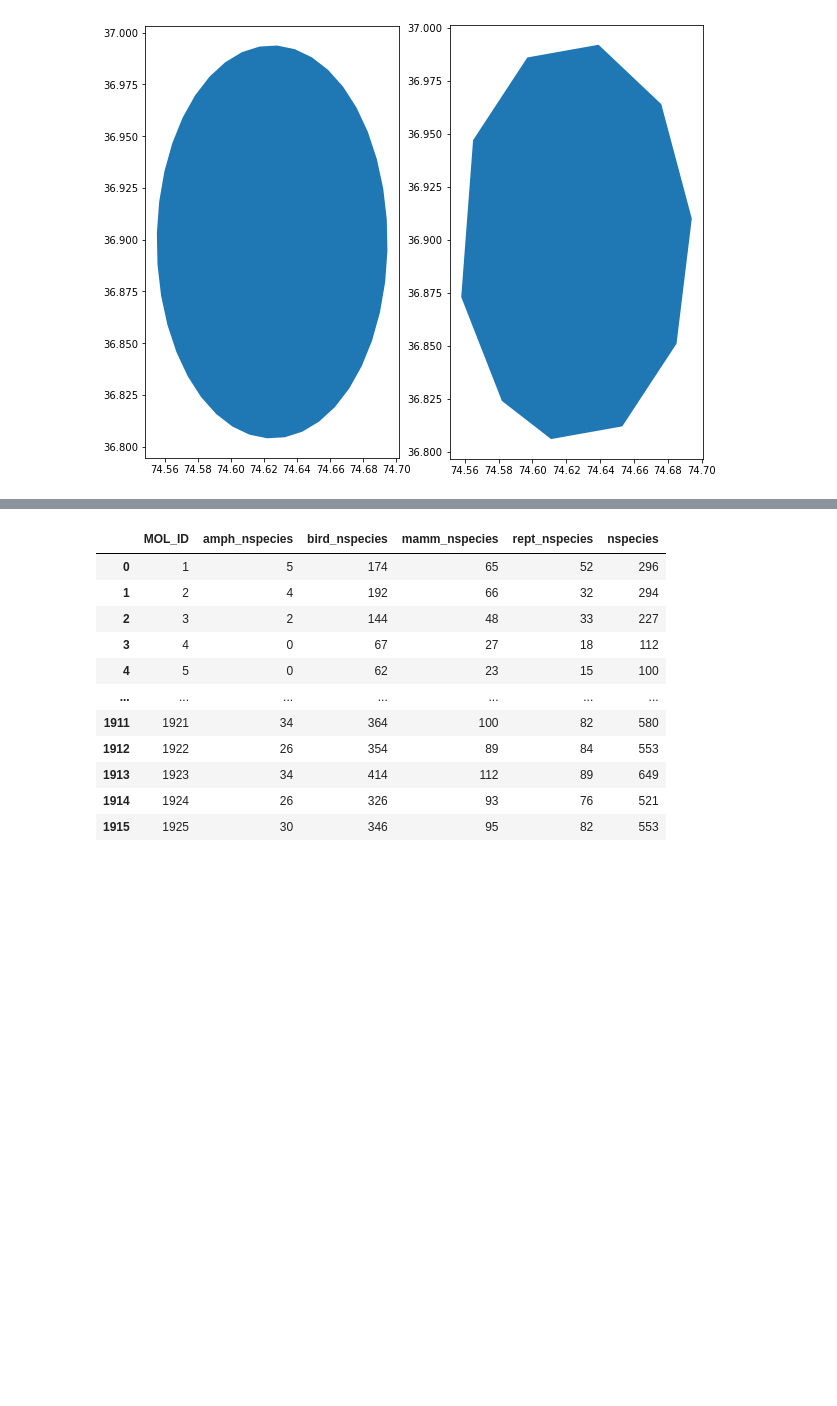
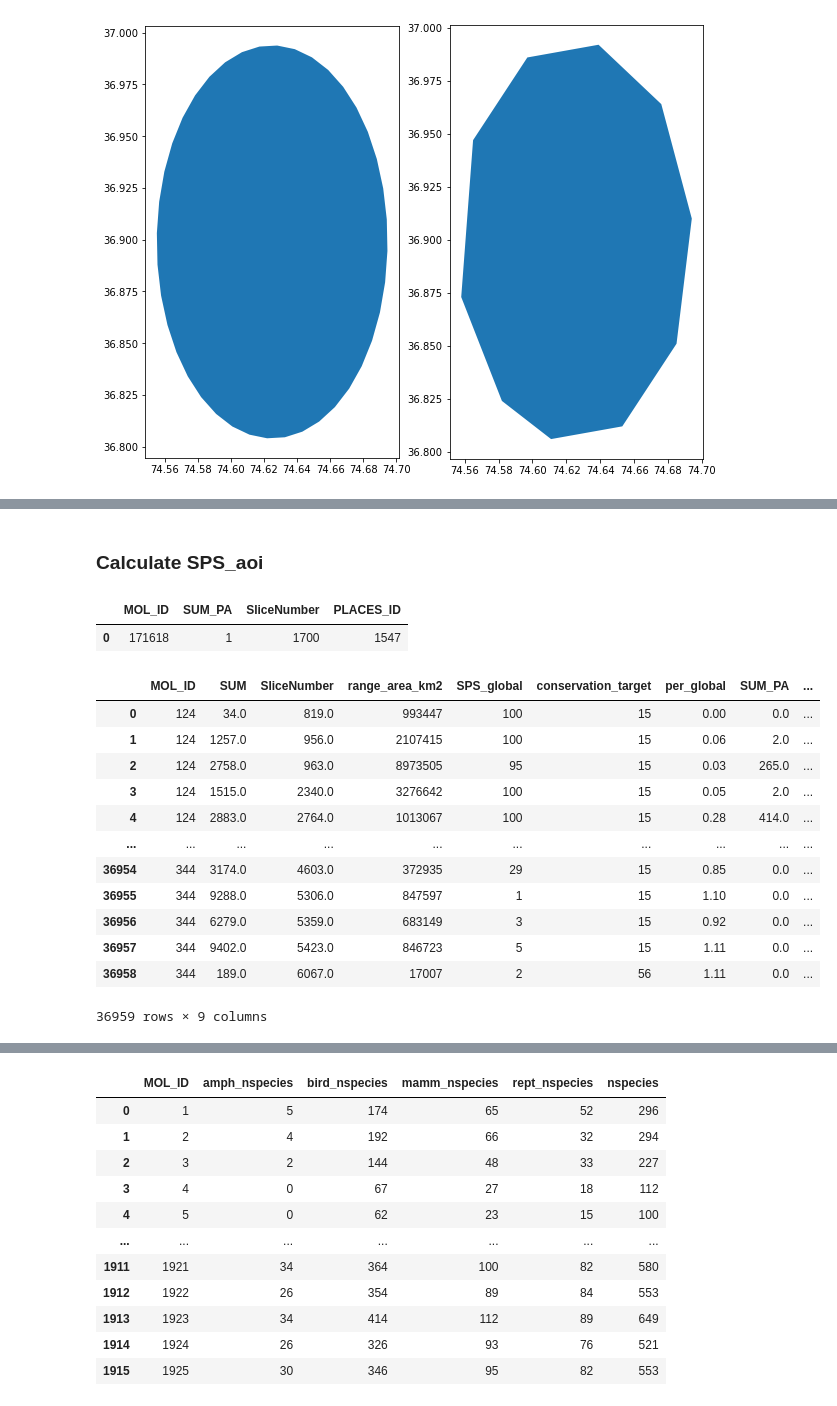
Before and after one commit to Vizzuality/he-scratchfolder, a Jupyter notebook: Precalculated_Future_Places_SPS.ipynb, the cells around one changed output, grey strips where cells are left out. Cells and saved outputs as stored; diff of their text form; code cells hidden in the pictures; blank space fills up the shorter version.

Commit message:
new precalculated data including sps and new human pressures

```diff
--- a/Precalculated_Future_Places_SPS.ipynb
+++ b/Precalculated_Future_Places_SPS.ipynb
@@ -197,0 +218,57 @@ reptiles = format_df(path_in, 'Sample_reptiles_nozeroes.csv', lookups['reptiles'
+# %% [markdown]
+<a id='spsaoi'></a>
+### Calculate SPS_aoi
+# %%
+# To calculate the SPS_AOI we need to know the species found on the WDPAs (calculations done in Pro: AOI_Summaries_Precalculations.aprx)
+wdpa_amph = pd.read_csv(f'{path_in}/WDPA_Places/Amphibians_wdpa_places.csv').drop(columns={'Dimensions', 'X', 'Y', 'OID_'}).astype(int).rename(columns={'amphibians': 'SUM_PA'})
+wdpa_bird = pd.read_csv(f'{path_in}/WDPA_Places/Birds_wdpa_places.csv').drop(columns={'Dimensions', 'X', 'Y', 'OID_'}).astype(int).rename(columns={'birds': 'SUM_PA'})
+wdpa_mamm = pd.read_csv(f'{path_in}/WDPA_Places/Mammals_wdpa_places.csv').drop(columns={'Dimensions', 'X', 'Y', 'OID_'}).astype(int).rename(columns={'presence': 'SUM_PA'})
+wdpa_rept = pd.read_csv(f'{path_in}/WDPA_Places/Reptiles_wdpa_places.csv').drop(columns={'Dimensions', 'X', 'Y', 'OID_'}).astype(int).rename(columns={'reptiles': 'SUM_PA'})
+# %%
+wdpa_amph.head(1)
+# %% [output]
+|  | MOL_ID | SUM_PA | SliceNumber | PLACES_ID |
+| 0 | 171618 | 1 | 1700 | 1547 |
+# %%
+# Aggregate data by place: Aggregate species (SliceNumber) located in different WDPA (MOL_ID) belonging to the same place (PLACES_ID)
+wdpa_amph2 = wdpa_amph[['PLACES_ID', 'SliceNumber', 'SUM_PA']]
+wdpa_amph2 = wdpa_amph2.groupby(['PLACES_ID', 'SliceNumber']).sum().reset_index()
+wdpa_bird2 = wdpa_bird[['PLACES_ID', 'SliceNumber', 'SUM_PA']]
+wdpa_bird2 = wdpa_bird2.groupby(['PLACES_ID', 'SliceNumber']).sum().reset_index()
+wdpa_mamm2 = wdpa_mamm[['PLACES_ID', 'SliceNumber', 'SUM_PA']]
+wdpa_mamm2 = wdpa_mamm2.groupby(['PLACES_ID', 'SliceNumber']).sum().reset_index()
+wdpa_rept2 = wdpa_rept[['PLACES_ID', 'SliceNumber', 'SUM_PA']]
+wdpa_rept2 = wdpa_rept2.groupby(['PLACES_ID', 'SliceNumber']).sum().reset_index()
+# %%
+# Add WDPA species information to master tables containing all species per places
+amphibians2= pd.merge(amphibians, wdpa_amph2, how='left', left_on= ['MOL_ID', 'SliceNumber'], right_on=['PLACES_ID', 'SliceNumber'])
+amphibians2 = amphibians2.fillna(0).drop(columns= 'PLACES_ID')
+birds2= pd.merge(birds, wdpa_bird2, how='left', left_on= ['MOL_ID', 'SliceNumber'], right_on=['PLACES_ID', 'SliceNumber'])
+birds2 = birds2.fillna(0).drop(columns= 'PLACES_ID')
+mammals2= pd.merge(mammals, wdpa_mamm2, how='left', left_on= ['MOL_ID', 'SliceNumber'], right_on=['PLACES_ID', 'SliceNumber'])
+mammals2 = mammals2.fillna(0).drop(columns= 'PLACES_ID')
+reptiles2= pd.merge(reptiles, wdpa_rept2, how='left', left_on= ['MOL_ID', 'SliceNumber'], right_on=['PLACES_ID', 'SliceNumber'])
+reptiles2 = reptiles2.fillna(0).drop(columns= 'PLACES_ID')
+# %%
+# Now that we have both the presence of the species on the country and the presence of the species in the protected areas, we
+# can calculate the SPS_aoi = (((species_wdpa/species_country)*100)/species_conservation_target)*100):
+amphibians2['SPS_aoi'] = (((amphibians2['SUM_PA']/amphibians2['SUM'])*100/amphibians2['conservation_target'])*100).astype(int)
+birds2['SPS_aoi'] = (((birds2['SUM_PA']/birds2['SUM'])*100/birds2['conservation_target'])*100).astype(int)
+mammals2['SPS_aoi'] = (((mammals2['SUM_PA']/mammals2['SUM'])*100/mammals2['conservation_target'])*100).astype(int)
+reptiles2['SPS_aoi'] = (((reptiles2['SUM_PA']/reptiles2['SUM'])*100/reptiles2['conservation_target'])*100).astype(int)
+# %%
+amphibians2
+# %% [output]
+|  | MOL_ID | SUM | SliceNumber | range_area_km2 | SPS_global | conservation_target | per_global | SUM_PA | ... |
+| 0 | 124 | 34.0 | 819.0 | 993447 | 100 | 15 | 0.00 | 0.0 | ... |
+| 1 | 124 | 1257.0 | 956.0 | 2107415 | 100 | 15 | 0.06 | 2.0 | ... |
+| 2 | 124 | 2758.0 | 963.0 | 8973505 | 95 | 15 | 0.03 | 265.0 | ... |
+| 3 | 124 | 1515.0 | 2340.0 | 3276642 | 100 | 15 | 0.05 | 2.0 | ... |
+| 4 | 124 | 2883.0 | 2764.0 | 1013067 | 100 | 15 | 0.28 | 414.0 | ... |
+| ... | ... | ... | ... | ... | ... | ... | ... | ... | ... |
+| 36954 | 344 | 3174.0 | 4603.0 | 372935 | 29 | 15 | 0.85 | 0.0 | ... |
+| 36955 | 344 | 9288.0 | 5306.0 | 847597 | 1 | 15 | 1.10 | 0.0 | ... |
+| 36956 | 344 | 6279.0 | 5359.0 | 683149 | 3 | 15 | 0.92 | 0.0 | ... |
+| 36957 | 344 | 9402.0 | 5423.0 | 846723 | 5 | 15 | 1.11 | 0.0 | ... |
+| 36958 | 344 | 189.0 | 6067.0 | 17007 | 2 | 56 | 1.11 | 0.0 | ... |
+36959 rows × 9 columns
```
Also changed, not shown: parts of 79 cells of this notebook, 2 other files.
